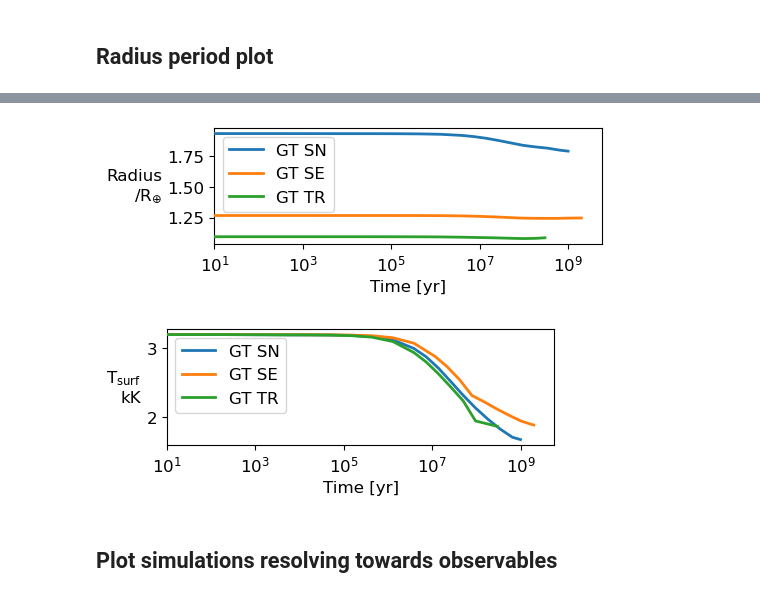
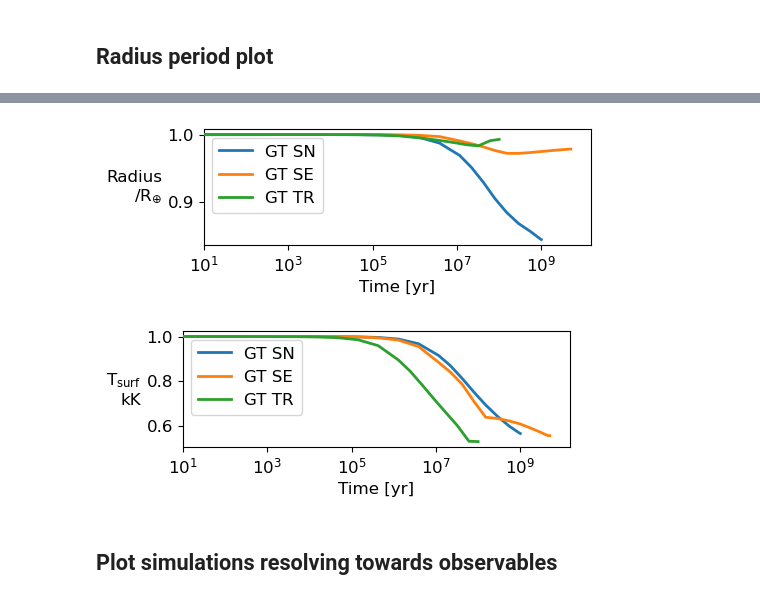
Before and after one commit to nichollsh/proteus_analysis, a Jupyter notebook: bayesopt.ipynb, the cells around one changed output, grey strips where cells are left out. Cells and saved outputs as stored; diff of their text form; code cells hidden in the pictures.

```diff
--- a/bayesopt.ipynb
+++ b/bayesopt.ipynb
@@ -66,13 +67,11 @@ def get_var_props(key):
         yscl = "log"
     elif key == "M_planet":
         scale = M_earth
-        ylim  = [-1, 4]
         ytck  = [0, 1, 2, 3, 4]
         ylbl  = "Mass\n" + r"/M$_{\oplus}$"
     elif key == "R_obs":
         scale = R_earth
-        ylim = [-1, 5]
-        ytck = [0, 1, 2, 3, 4, 5]
+        ytck = [1, 2, 3, 4]
         ylbl  = "Radius\n" + r"/R$_{\oplus}$"
     elif key == "T_obs":
         scale = 1e3
@@ -115,9 +114,8 @@ def get_var_props(key):
     # ---------------------
     elif key == "interior_energetics.boundary.T_p_0":
         scale = 1e3
-        ylim = [-0.02, 4.0]
         ylbl  = r"T${\rm _{pot}^{ini}}$" + "\nkK"
-        ytck = [0, 0.8, 1.6, 2.4, 3.2, 4.0]
+        ytck = [2.0, 2.5, 3.0, 3.5, 4.0]
     elif key == "params.stop.time.maximum":
         ylbl  = "Age\n" + r"[yr]"
         yscl = "log"
@@ -137,7 +135,8 @@ def get_var_props(key):
         ytck = [-2, 0, 2, 4]
     elif key == "planet.elements.H_budget": # oceans
         scale = 1.0
-        ylbl = r"H$_{\rm oc}$"
+        yscl = "log"
+        ylbl = r"H$_{\rm ppmw}$"
     elif key == "planet.elements.C_budget": # C/H
         ylbl = "C/H"
         ytck = [0, 2, 4, 6]
@@ -454,25 +508,26 @@ TR ground truth
 # %%
 # plot variable over time for each GT run
 
 for var in ["R_obs", "T_surf"]:
 
     fig, ax = plt.subplots(1,1,figsize=(5,1.5))
 
     for suf, gt in ground_truth.items():
         gt_x = gt["help"]["Time"]
         gt_y = gt["help"][var] / get_var_props(var)[0]
+        gt_y /= gt_y.iloc[0]  # normalize to initial value
         col = bo_cols[bo_suffixes.index(suf)]
         ax.plot(gt_x, gt_y, zorder=5, color=col, lw=2, label=f"GT {suf.upper()}")
 
     ax.set_xlabel("Time [yr]")
     ax.set_xscale("log")
     ax.set_xlim(left=10)
     ax.set_ylabel(get_var_props(var)[4], rotation=0, ha='right', va='center')
     ax.set_yscale(get_var_props(var)[1])
     ax.legend()
     plt.show()
 # %% [output]
-[figure, old version]
+[figure, new version]
-[figure, old version]
+[figure, new version]
 # %% [markdown]
 ## Plot simulations resolving towards observables
```
Also changed, not shown: parts of 12 cells of this notebook, 1 other file.
